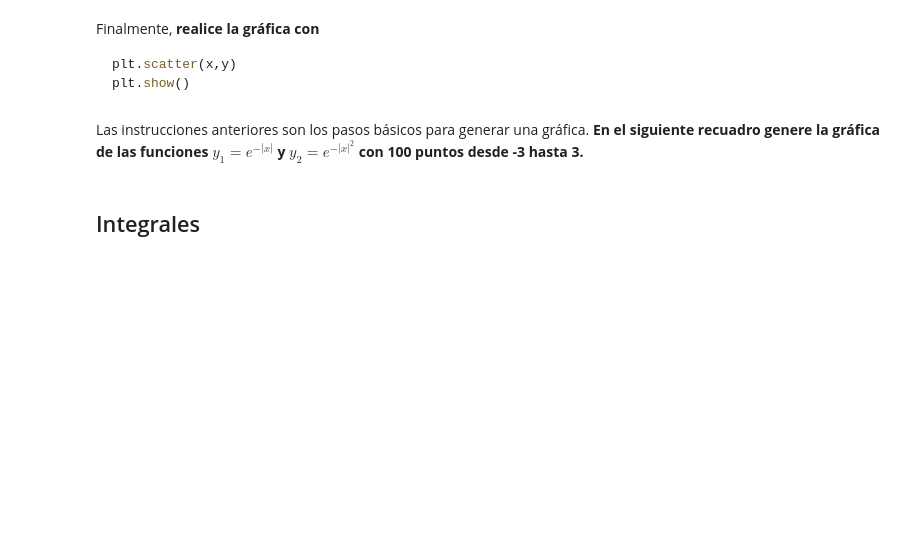
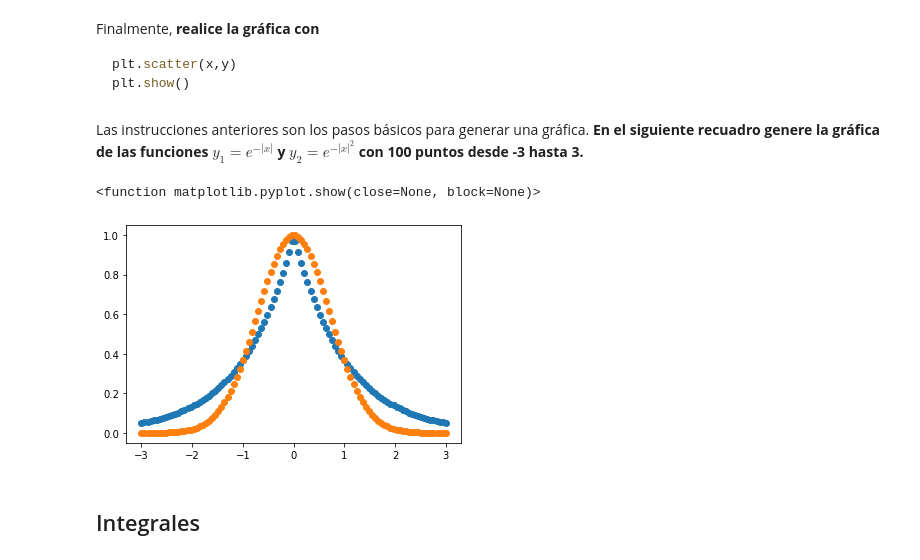
Before and after one commit to felipelewyee/Cuantica-I, a Jupyter notebook: _build/jupyter_execute/Tutorial-Avanzado.ipynb, the cells around one changed output. Drawn from its saved outputs; the diff is of its cells as text; code cells hidden in the pictures; blank space fills up the shorter version.

```diff
--- a/_build/jupyter_execute/Tutorial-Avanzado.ipynb
+++ b/_build/jupyter_execute/Tutorial-Avanzado.ipynb
@@ -165,6 +202,18 @@ plt.show()
 Las instrucciones anteriores son los pasos básicos para generar una gráfica. **En el siguiente recuadro genere la gráfica de las funciones $y_1=e^{-|x|}$ y $y_2=e^{-|x|^2}$ con 100 puntos desde -3 hasta 3.**
 # %%
 # Gráfica
+# %%
+x  = np.linspace(-3,3,100)
+y1 = np.exp(-np.abs(x))
+y2 = np.exp(-np.abs(x)**2)
+
+plt.scatter(x,y1)
+plt.scatter(x,y2)
+
+plt.show
+# %% [output]
+<function matplotlib.pyplot.show(close=None, block=None)>
+[figure, added]
 # %% [markdown]
 ## Integrales
 # %% [markdown]
```
Also changed, not shown: parts of 22 cells of this notebook, 8 other files.
